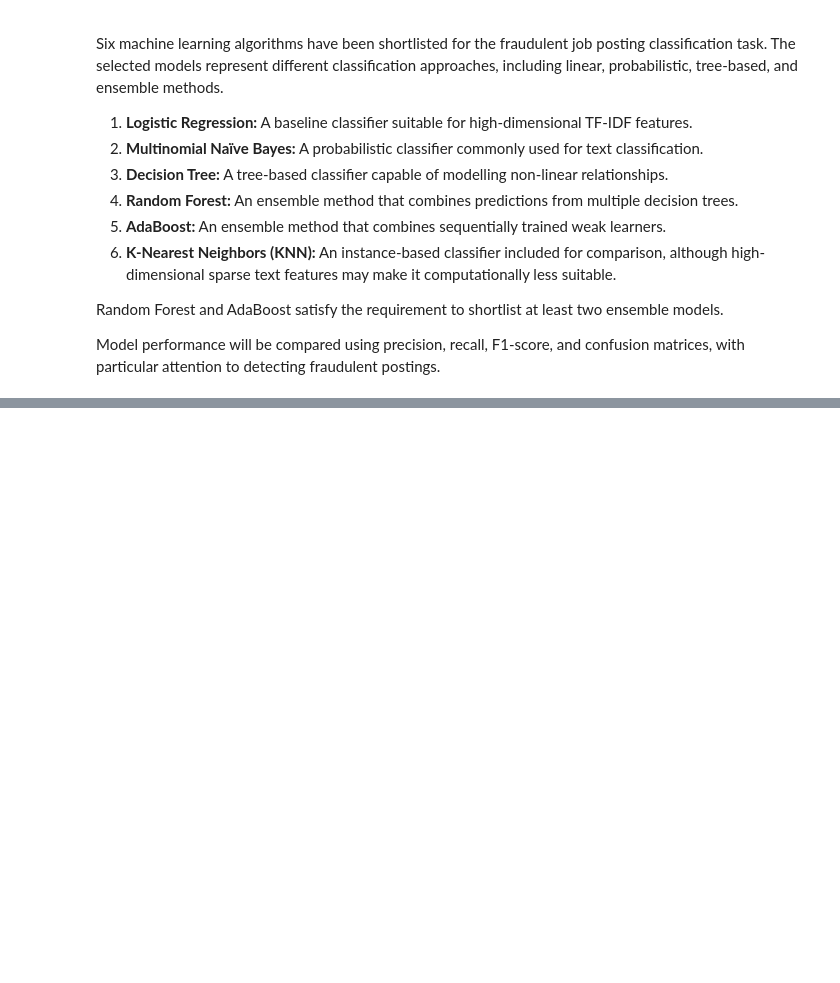
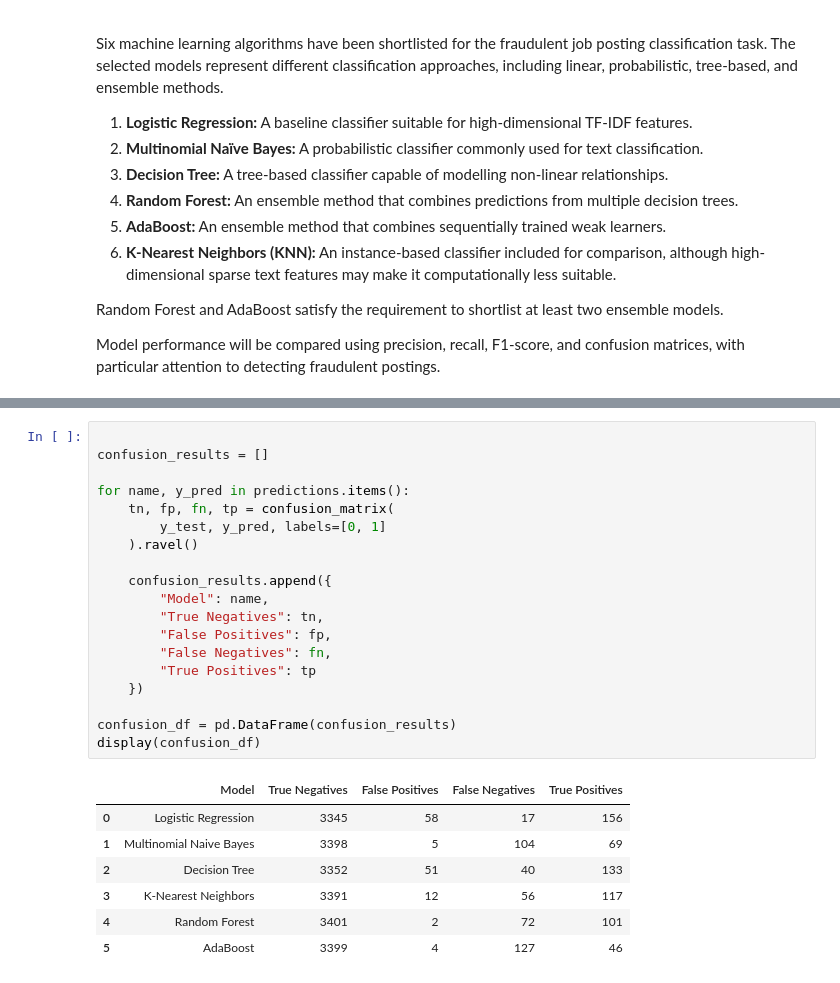
Before and after one commit to auyashas/fake-job-posting-analyzer, a Jupyter notebook: fakeJobPostAnalyzer.ipynb, the cells around one changed output, grey strips where cells are left out. Cells and saved outputs as stored; diff of their text form; blank space fills up the shorter version.

```diff
--- a/fakeJobPostAnalyzer.ipynb
+++ b/fakeJobPostAnalyzer.ipynb
@@ -439,0 +805,27 @@ Model performance will be compared using precision, recall, F1-score, and confus
+# %%
+
+confusion_results = []
+
+for name, y_pred in predictions.items():
+    tn, fp, fn, tp = confusion_matrix(
+        y_test, y_pred, labels=[0, 1]
+    ).ravel()
+
+    confusion_results.append({
+        "Model": name,
+        "True Negatives": tn,
+        "False Positives": fp,
+        "False Negatives": fn,
+        "True Positives": tp
+    })
+
+confusion_df = pd.DataFrame(confusion_results)
+display(confusion_df)
+# %% [output]
+|  | Model | True Negatives | False Positives | False Negatives | True Positives |
+| 0 | Logistic Regression | 3345 | 58 | 17 | 156 |
+| 1 | Multinomial Naive Bayes | 3398 | 5 | 104 | 69 |
+| 2 | Decision Tree | 3352 | 51 | 40 | 133 |
+| 3 | K-Nearest Neighbors | 3391 | 12 | 56 | 117 |
+| 4 | Random Forest | 3401 | 2 | 72 | 101 |
+| 5 | AdaBoost | 3399 | 4 | 127 | 46 |
```
Also changed, not shown: parts of 20 cells of this notebook.
